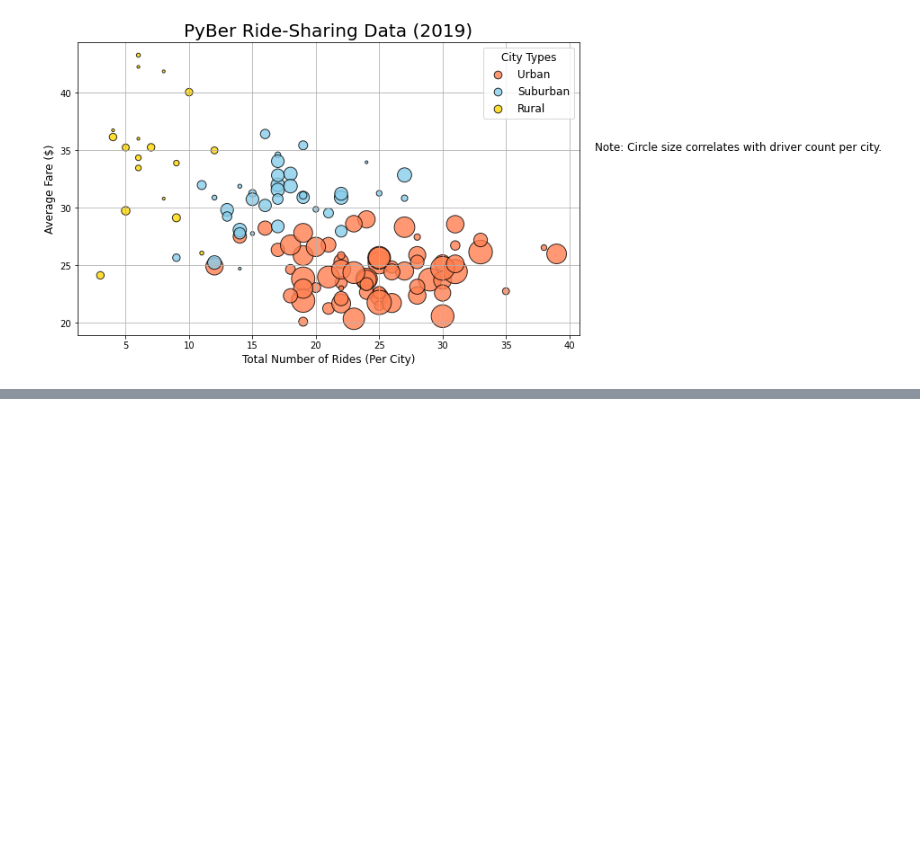
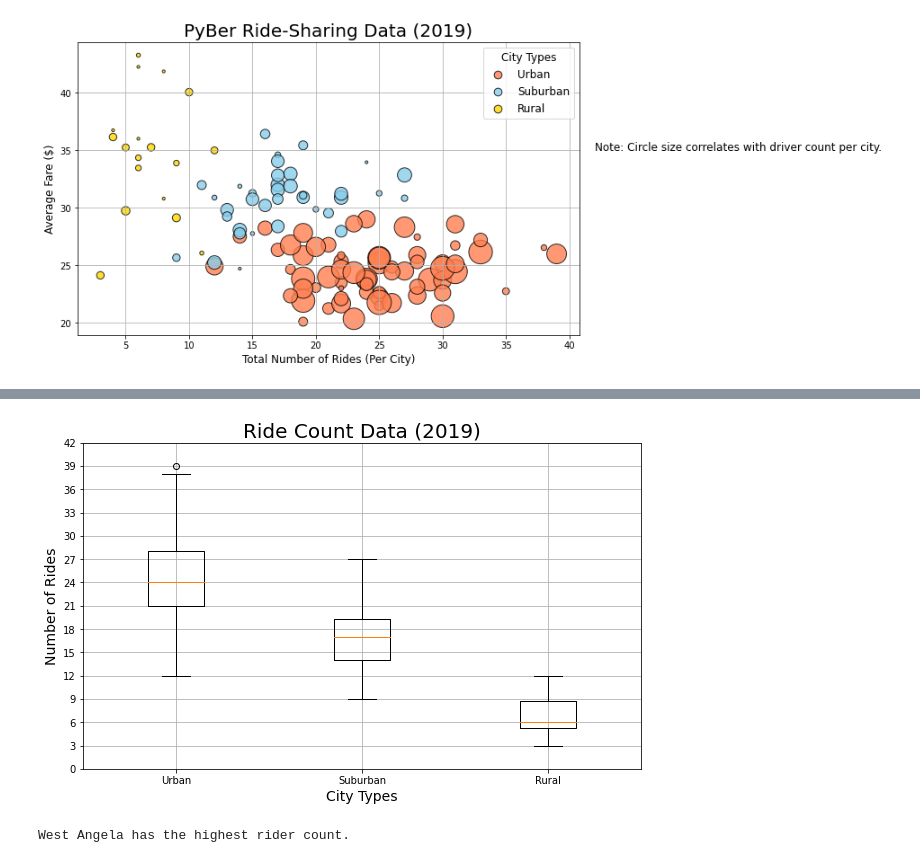
Before and after one commit to Trevor-Jackson94/PyBer_Analysis, a Jupyter notebook: PyBer.ipynb, the cells around one changed output, grey strips where cells are left out. Saved outputs shown, nothing was run; the diff lists cells and outputs as text; code cells hidden in the pictures; blank space fills up the shorter version.

```diff
--- a/PyBer.ipynb
+++ b/PyBer.ipynb
@@ -285,0 +609,22 @@ plt.savefig("Figures/Fig1.png")
+# %%
+# Add all ride count box-and-whisker plots to same graph
+x_labels = ['Urban', 'Suburban', 'Rural']
+ride_count_data = [urban_ride_count, suburban_ride_count, rural_ride_count]
+fig, ax = plt.subplots(figsize=(10,6))
+ax.set_title('Ride Count Data (2019)', fontsize=20)
+ax.set_ylabel('Number of Rides', fontsize=14)
+ax.set_xlabel('City Types', fontsize=14)
+ax.boxplot(ride_count_data, labels=x_labels)
+ax.set_yticks(np.arange(0,45, step=3.0))
+ax.grid()
+# Save the figure
+plt.savefig('Figures/Fig2.png')
+plt.show()
+# %% [output]
+[figure, added]
+# %%
+# Get the outlier in Urban city ride count
+urban_city_outlier = urban_ride_count[urban_ride_count == 39].index[0]
+print(f'{urban_city_outlier} has the highest rider count.')
+# %% [output]
+West Angela has the highest rider count.
```
Also changed, not shown: parts of 36 cells of this notebook, 3 other files.
